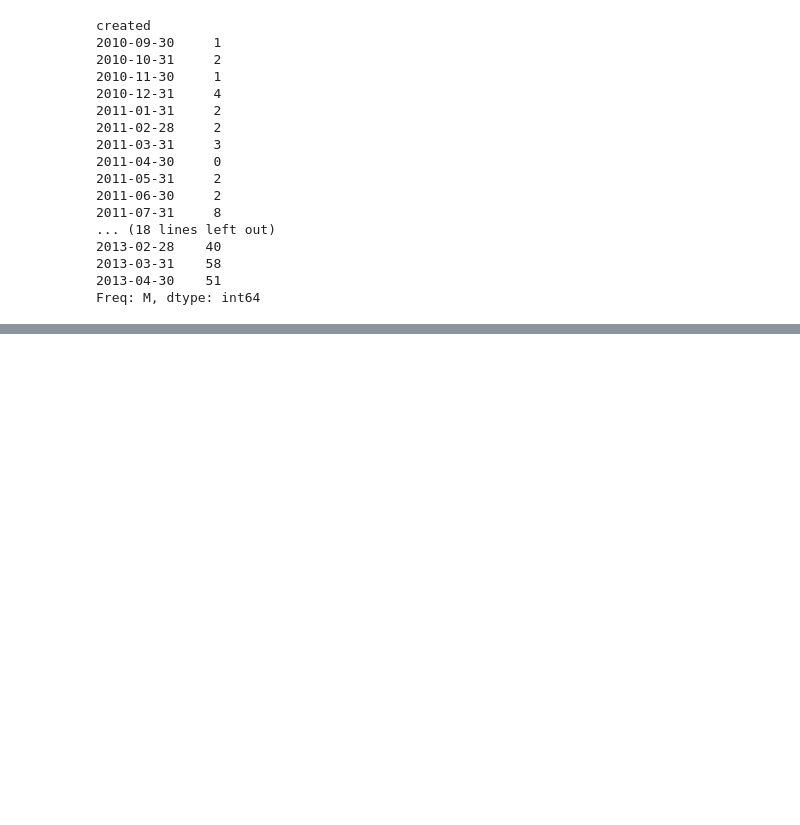
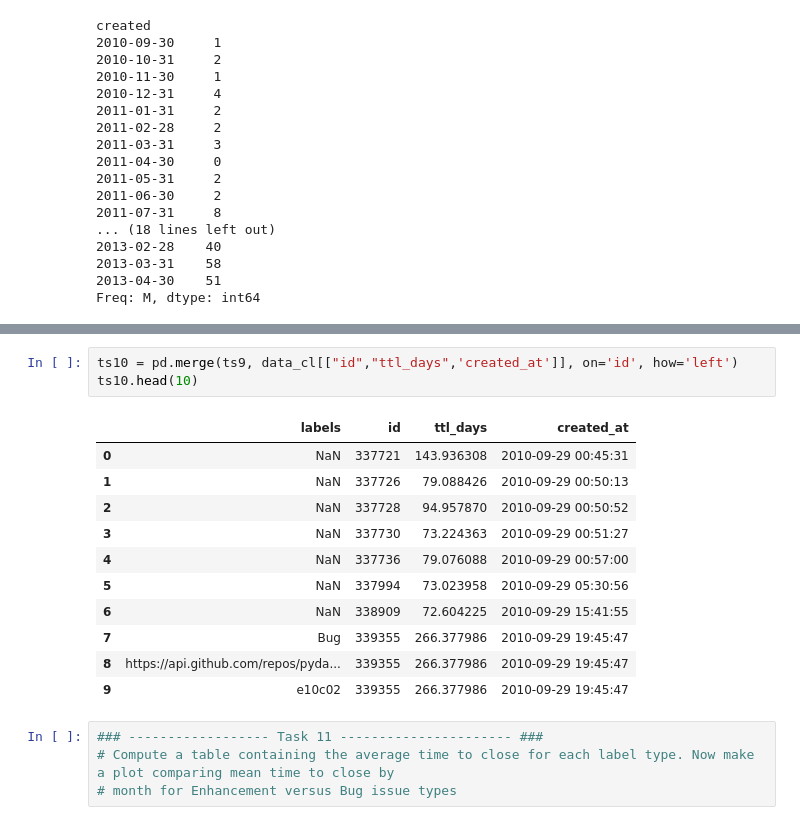
Before and after one commit to kbl4ew/Python_For_Data_Science, a Jupyter notebook: Fu-Chi/Homework7/hw7_Pandas.ipynb, the cells around one changed output, grey strips where cells are left out. Drawn from its saved outputs; the diff is of its cells as text; blank space fills up the shorter version.

Commit message:
complete all rest tasks

```diff
--- a/Fu-Chi/Homework7/hw7_Pandas.ipynb
+++ b/Fu-Chi/Homework7/hw7_Pandas.ipynb
@@ -579,0 +641,19 @@ Freq: M, dtype: int64
+# %%
+ts10 = pd.merge(ts9, data_cl[["id","ttl_days",'created_at']], on='id', how='left')
+ts10.head(10)
+# %% [output]
+|  | labels | id | ttl_days | created_at |
+| 0 | NaN | 337721 | 143.936308 | 2010-09-29 00:45:31 |
+| 1 | NaN | 337726 | 79.088426 | 2010-09-29 00:50:13 |
+| 2 | NaN | 337728 | 94.957870 | 2010-09-29 00:50:52 |
+| 3 | NaN | 337730 | 73.224363 | 2010-09-29 00:51:27 |
+| 4 | NaN | 337736 | 79.076088 | 2010-09-29 00:57:00 |
+| 5 | NaN | 337994 | 73.023958 | 2010-09-29 05:30:56 |
+| 6 | NaN | 338909 | 72.604225 | 2010-09-29 15:41:55 |
+| 7 | Bug | 339355 | 266.377986 | 2010-09-29 19:45:47 |
+| 8 | https://api.github.com/repos/pyda... | 339355 | 266.377986 | 2010-09-29 19:45:47 |
+| 9 | e10c02 | 339355 | 266.377986 | 2010-09-29 19:45:47 |
+# %%
+### ------------------ Task 11 ---------------------- ###
+# Compute a table containing the average time to close for each label type. Now make a plot comparing mean time to close by
+# month for Enhancement versus Bug issue types
```
Also changed, not shown: parts of 24 cells of this notebook.
